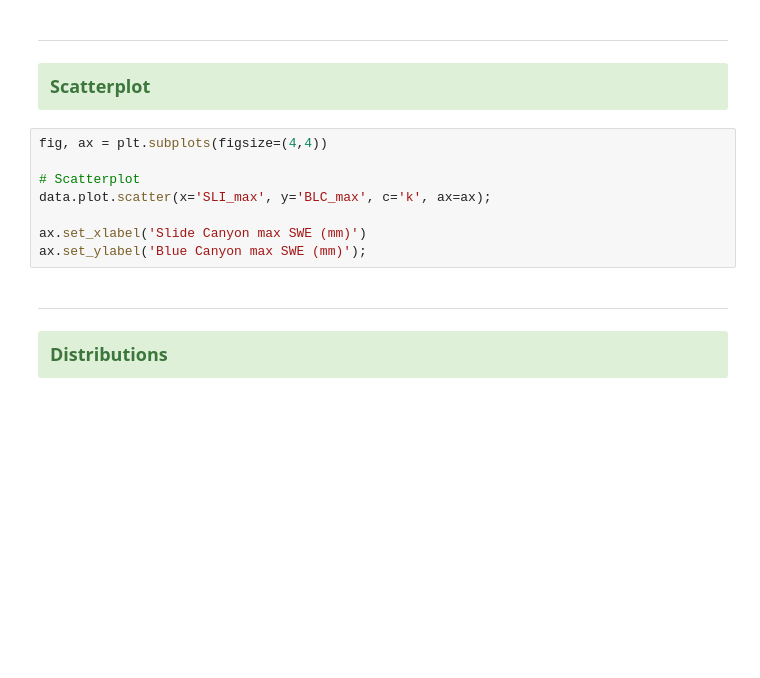
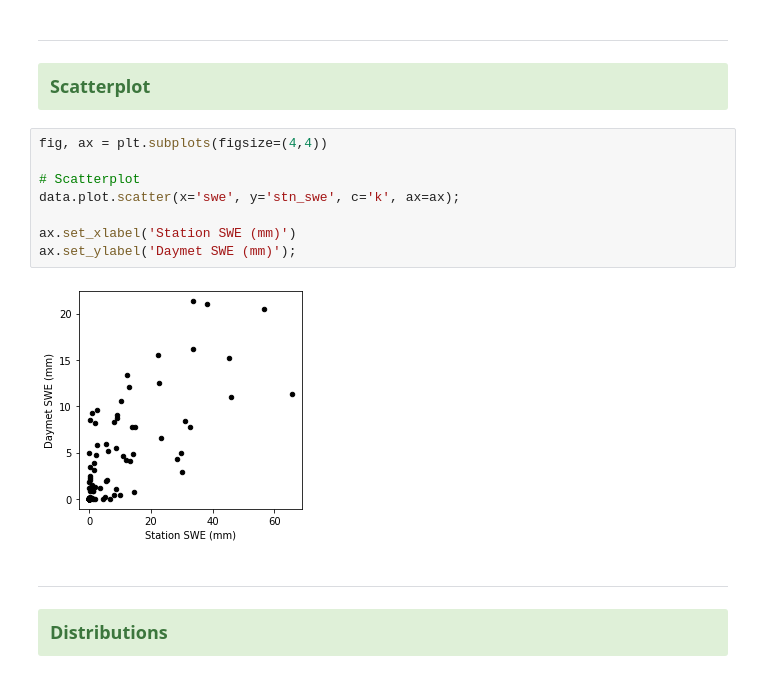
Before and after one commit to waterhackweek/whw2020_snowgw, a Jupyter notebook: eda_snowGW.ipynb, the cells around one changed output. Drawn from its saved outputs; the diff is of its cells as text; blank space fills up the shorter version.

```diff
--- a/eda_snowGW.ipynb
+++ b/eda_snowGW.ipynb
@@ -88,11 +123,13 @@ Other time series comparisons?
 # %%
 fig, ax = plt.subplots(figsize=(4,4))
 
 # Scatterplot
-data.plot.scatter(x='SLI_max', y='BLC_max', c='k', ax=ax);
+data.plot.scatter(x='swe', y='stn_swe', c='k', ax=ax);
 
-ax.set_xlabel('Slide Canyon max SWE (mm)')
-ax.set_ylabel('Blue Canyon max SWE (mm)');
+ax.set_xlabel('Station SWE (mm)')
+ax.set_ylabel('Daymet SWE (mm)');
+# %% [output]
+[figure, added]
 # %% [markdown]
 ----------------
 
```
Also changed, not shown: parts of 31 cells of this notebook.
